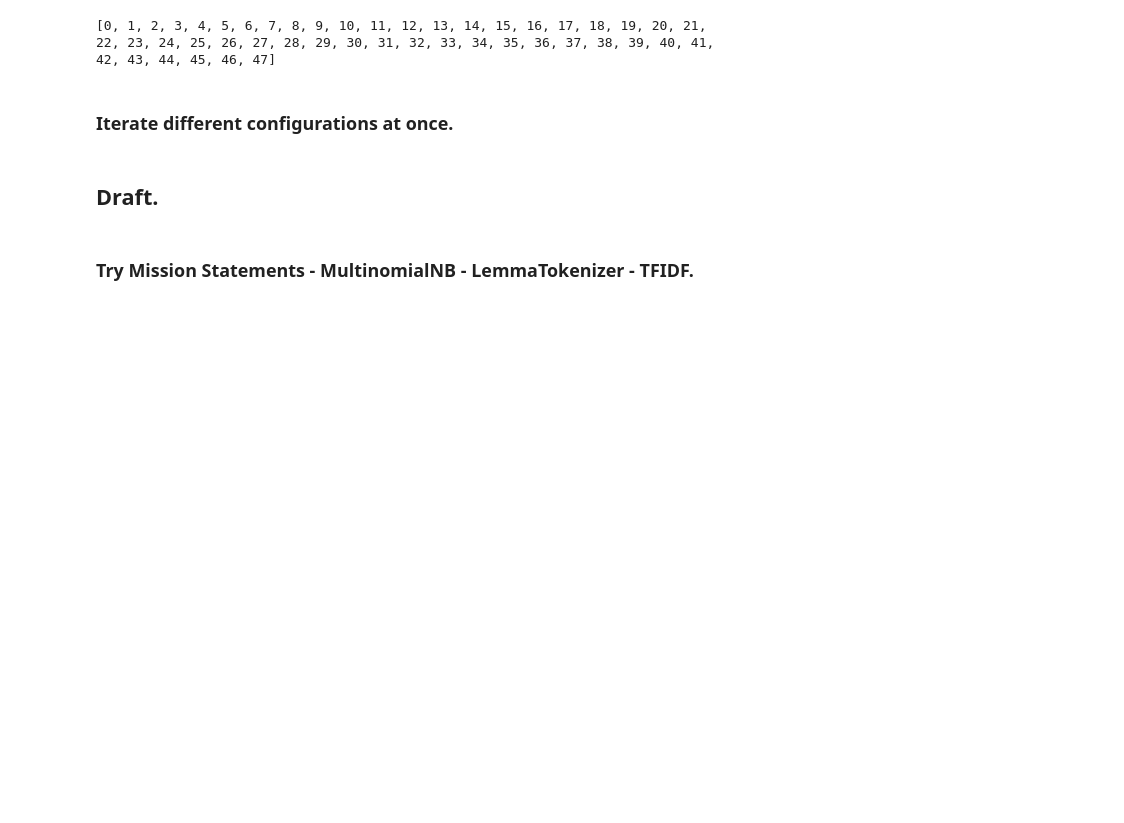
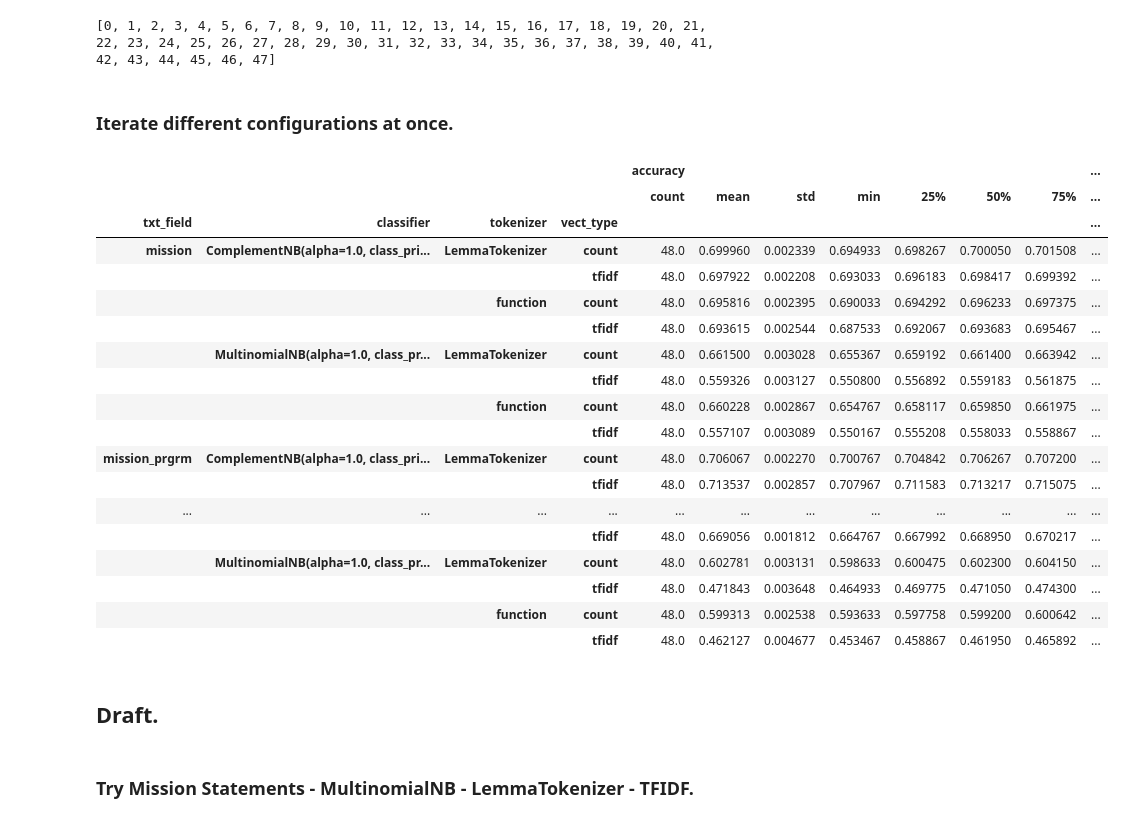
Before and after one commit to ma-ji/npo_classifier, a Jupyter notebook: script/classification_algorithms/naive_bayes.ipynb, the cells around one changed output. Saved outputs shown, nothing was run; the diff lists cells and outputs as text; code cells hidden in the pictures; blank space fills up the shorter version.

```diff
--- a/script/classification_algorithms/naive_bayes.ipynb
+++ b/script/classification_algorithms/naive_bayes.ipynb
@@ -136,7 +150,7 @@ def func_naive_bayes(trial):
 # %%
 for txt_field in ['mission', 'prgrm_dsc', 'mission_prgrm']:
     for classifier in [naive_bayes.MultinomialNB(), naive_bayes.ComplementNB()]:
-        for tokenizer in ['lemma', 'stemming']:
+        for tokenizer in ['lemma', 'porter']:
             for vect_type in ['count', 'tfidf']:
                 for average_mtd in ['macro', 'weighted']:
                     dview['txt_field']=txt_field
@@ -145,6 +159,31 @@ for txt_field in ['mission', 'prgrm_dsc', 'mission_prgrm']:
                     dview['vect_type']=vect_type
                     dview['average_mtd']=average_mtd
                     t=func_naive_bayes.map(range(48))
+# %%
+df_performance=pd.concat(dview.gather('df_performance'), ignore_index=True)
+df_performance.sample(10)
+# %%
+df_performance[df_performance.average_mtd=='macro'].groupby(['txt_field', 'classifier', 'tokenizer', 'vect_type']).describe()[['accuracy','f1']]
+# %% [output]
+|  |  |  |  | accuracy |  |  |  |  |  |  | ... |
+|  |  |  |  | count | mean | std | min | 25% | 50% | 75% | ... |
+| txt_field | classifier | tokenizer | vect_type |  |  |  |  |  |  |  | ... |
+| mission | ComplementNB(alpha=1.0, class_pri... | LemmaTokenizer | count | 48.0 | 0.699960 | 0.002339 | 0.694933 | 0.698267 | 0.700050 | 0.701508 | ... |
+|  |  |  | tfidf | 48.0 | 0.697922 | 0.002208 | 0.693033 | 0.696183 | 0.698417 | 0.699392 | ... |
+|  |  | function | count | 48.0 | 0.695816 | 0.002395 | 0.690033 | 0.694292 | 0.696233 | 0.697375 | ... |
+|  |  |  | tfidf | 48.0 | 0.693615 | 0.002544 | 0.687533 | 0.692067 | 0.693683 | 0.695467 | ... |
+|  | MultinomialNB(alpha=1.0, class_pr... | LemmaTokenizer | count | 48.0 | 0.661500 | 0.003028 | 0.655367 | 0.659192 | 0.661400 | 0.663942 | ... |
+|  |  |  | tfidf | 48.0 | 0.559326 | 0.003127 | 0.550800 | 0.556892 | 0.559183 | 0.561875 | ... |
+|  |  | function | count | 48.0 | 0.660228 | 0.002867 | 0.654767 | 0.658117 | 0.659850 | 0.661975 | ... |
+|  |  |  | tfidf | 48.0 | 0.557107 | 0.003089 | 0.550167 | 0.555208 | 0.558033 | 0.558867 | ... |
+| mission_prgrm | ComplementNB(alpha=1.0, class_pri... | LemmaTokenizer | count | 48.0 | 0.706067 | 0.002270 | 0.700767 | 0.704842 | 0.706267 | 0.707200 | ... |
+|  |  |  | tfidf | 48.0 | 0.713537 | 0.002857 | 0.707967 | 0.711583 | 0.713217 | 0.715075 | ... |
+| ... | ... | ... | ... | ... | ... | ... | ... | ... | ... | ... | ... |
+|  |  |  | tfidf | 48.0 | 0.669056 | 0.001812 | 0.664767 | 0.667992 | 0.668950 | 0.670217 | ... |
+|  | MultinomialNB(alpha=1.0, class_pr... | LemmaTokenizer | count | 48.0 | 0.602781 | 0.003131 | 0.598633 | 0.600475 | 0.602300 | 0.604150 | ... |
+|  |  |  | tfidf | 48.0 | 0.471843 | 0.003648 | 0.464933 | 0.469775 | 0.471050 | 0.474300 | ... |
+|  |  | function | count | 48.0 | 0.599313 | 0.002538 | 0.593633 | 0.597758 | 0.599200 | 0.600642 | ... |
+|  |  |  | tfidf | 48.0 | 0.462127 | 0.004677 | 0.453467 | 0.458867 | 0.461950 | 0.465892 | ... |
 # %% [markdown]
 ## Draft.
 # %% [markdown]
```
Also changed, not shown: parts of 3 cells of this notebook.
